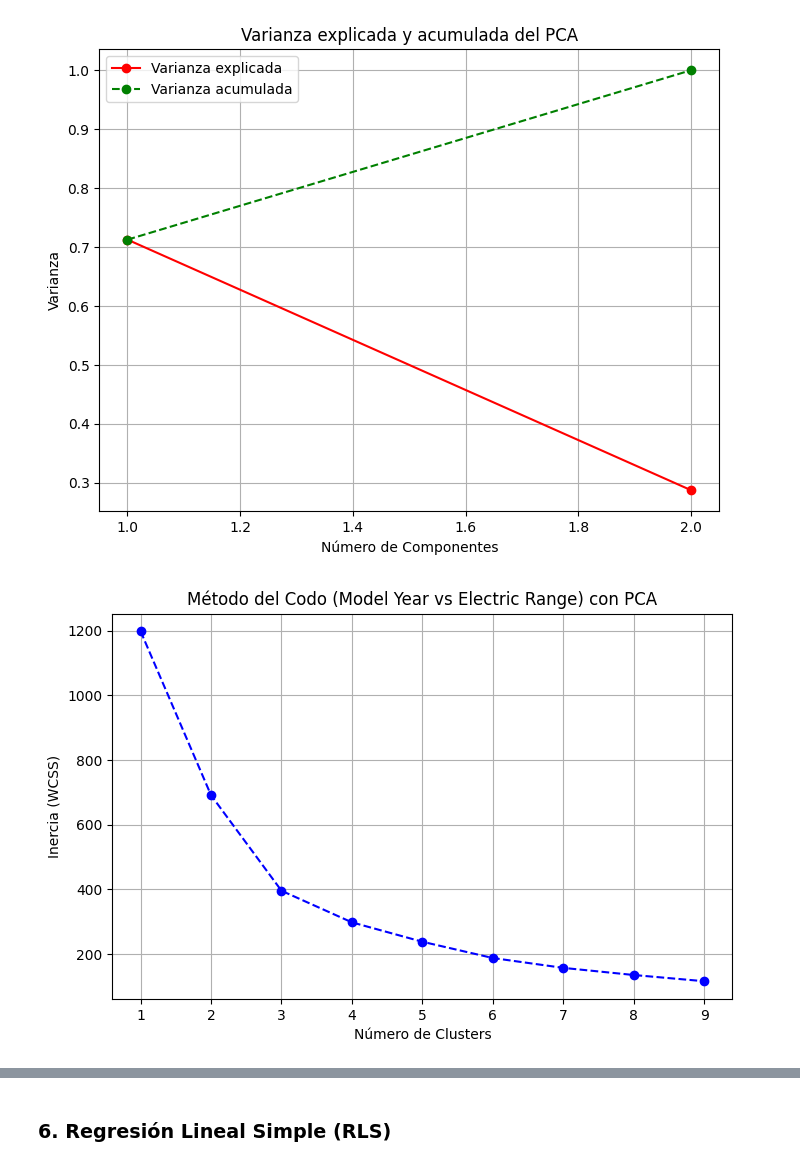
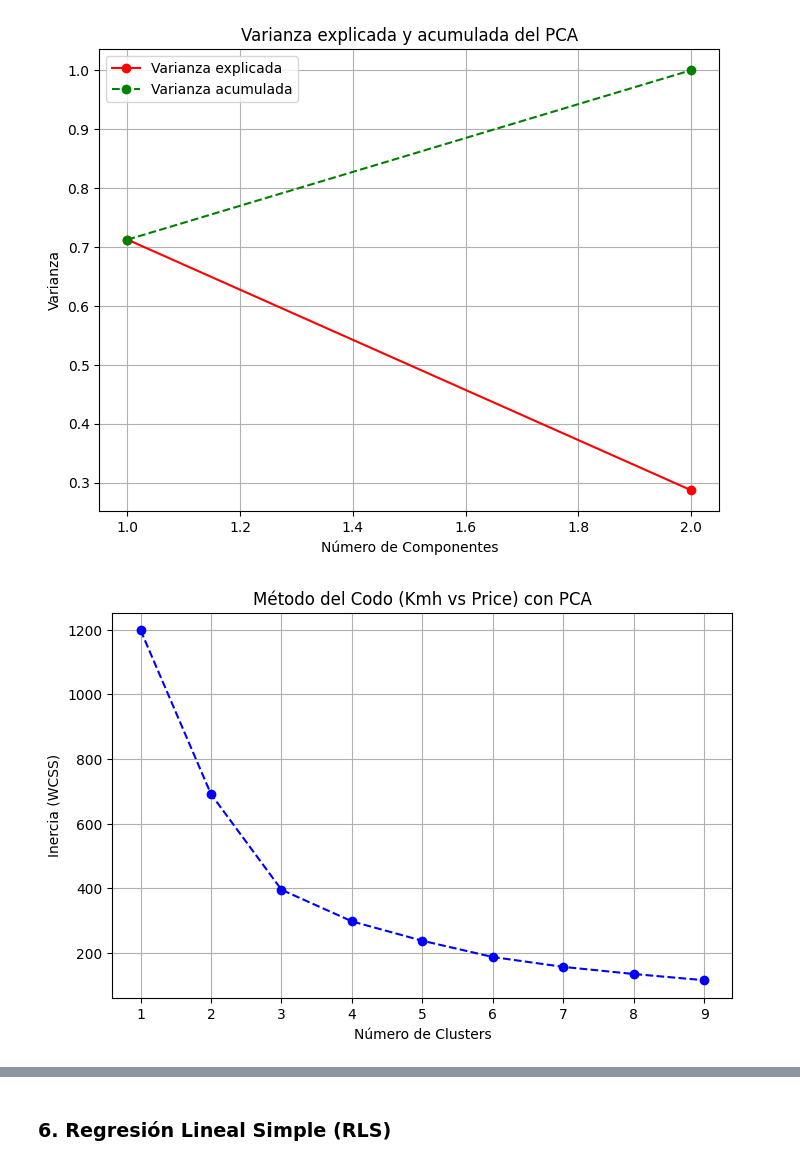
Before and after one commit to GerardoYael13/MineriaFinal, a Jupyter notebook: Proyecto_3P/PRO3_2.ipynb, the cells around one changed output, grey strips where cells are left out. Saved outputs shown, nothing was run; the diff lists cells and outputs as text; code cells hidden in the pictures.

```diff
--- a/Proyecto_3P/PRO3_2.ipynb
+++ b/Proyecto_3P/PRO3_2.ipynb
@@ -283,21 +281,21 @@ plt.show()
 # %%
 # Calcular WCSS para diferentes valores de k utilizando el método del codo y los datos transformados por PCA
 wcss = []
 for k in range(1, 10):
     kmeans = KMeans(n_clusters = k, init = 'k-means++', random_state = 42, n_init = 10)
     kmeans.fit(pca_components)
     wcss.append(kmeans.inertia_)
 
 # Graficar el resultado del método del codo para determinar el número óptimo de clusters
 plt.figure(figsize=(8, 5))
 plt.plot(range(1, 10), wcss, marker='o', linestyle='--', color='b')
-plt.title('Método del Codo (Model Year vs Electric Range) con PCA')
+plt.title('Método del Codo (Kmh vs Price) con PCA')
 plt.xlabel('Número de Clusters')
 plt.ylabel('Inercia (WCSS)')
 plt.grid(True)
 plt.show()
 # %% [output]
-[figure, old version]
+[figure, new version]
 # %%
 # Aplicar K-means con 3 clusters sobre los datos transformados por PCA
 kmeans = KMeans(n_clusters = 3, init = 'k-means++', random_state = 42, n_init = 10)
```
Also changed, not shown: parts of 15 cells of this notebook, 1 other file.
